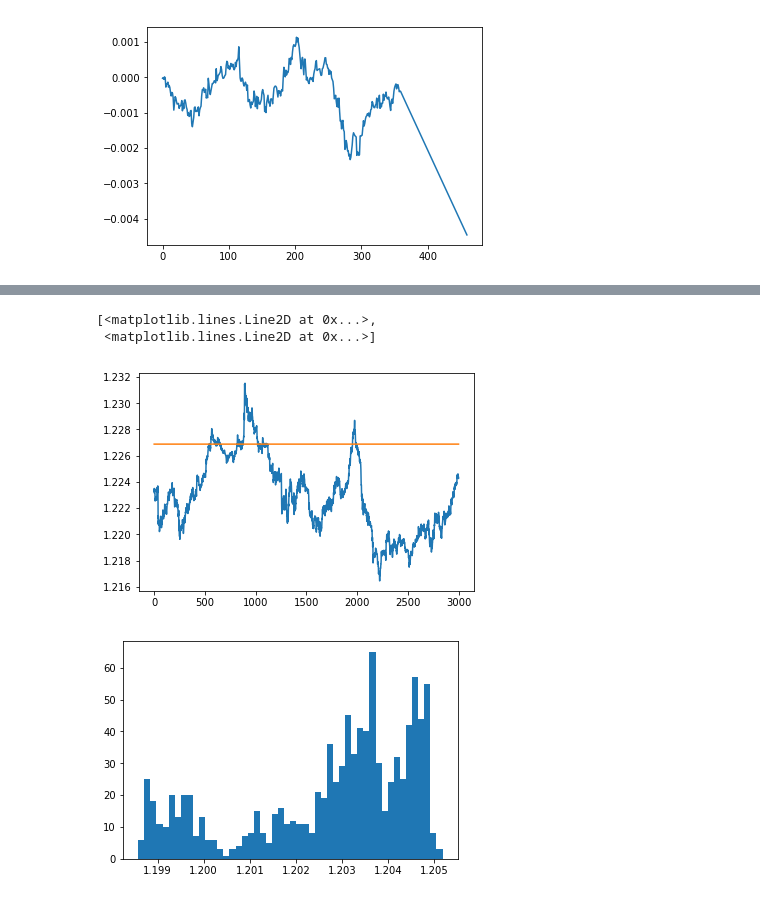
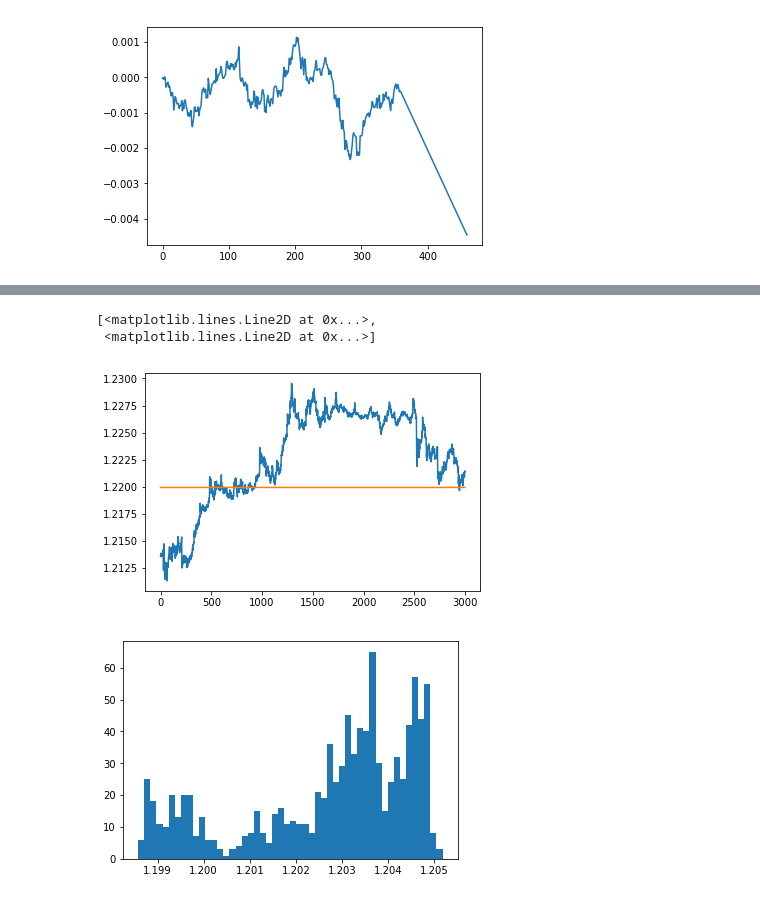
Before and after one commit to CryptoQuantic/AI-Jupyter_Notebooks, a Jupyter notebook: Generative-Algo-Workflow.ipynb, the cells around one changed output, grey strips where cells are left out. Drawn from its saved outputs; the diff is of its cells as text; code cells hidden in the pictures.

```diff
--- a/Generative-Algo-Workflow.ipynb
+++ b/Generative-Algo-Workflow.ipynb
@@ -165,3 +141,0 @@ array([  1.60000000e-04,   3.80000000e-04,  -1.20000000e-04,
-# %%
-for i in range(10):
-    print(i)
@@ -179,19 +142,19 @@ for i in range(10):
 # %%
 maxlen = 1000
-#start_index = random.randint(0, len(returns) - maxlen - 1)
+start_index = random.randint(0, len(returns) - maxlen - 1)
 starting_text = close[start_index: start_index + maxlen]
 h1 = np.histogram(starting_text,200)
 max_r = (h1[1])[np.argmax(h1[0])]
 xx = range(0,maxlen*3)
 full_text = close[start_index: start_index + 3*maxlen]
 resistance = np.zeros(3*maxlen)
 for i in range(0,3*maxlen):
     resistance[i] = max_r
 plt.plot(xx,full_text,xx,resistance)
 # %% [output]
 [<matplotlib.lines.Line2D at 0x...>,
  <matplotlib.lines.Line2D at 0x...>]
-[figure, old version]
+[figure, new version]
 # %%
 h1 = plt.hist(starting_text,bins = 50)
 # %% [output]
```
Also changed, not shown: parts of 27 cells of this notebook, 1 other file.
